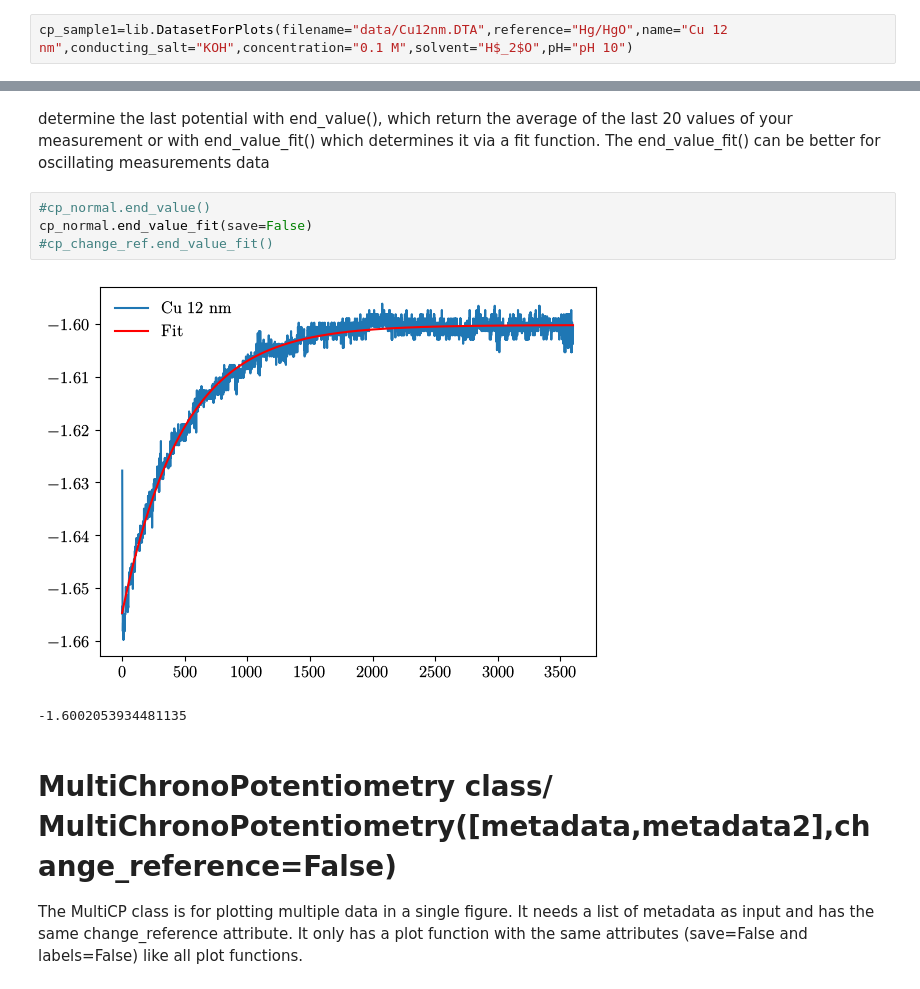
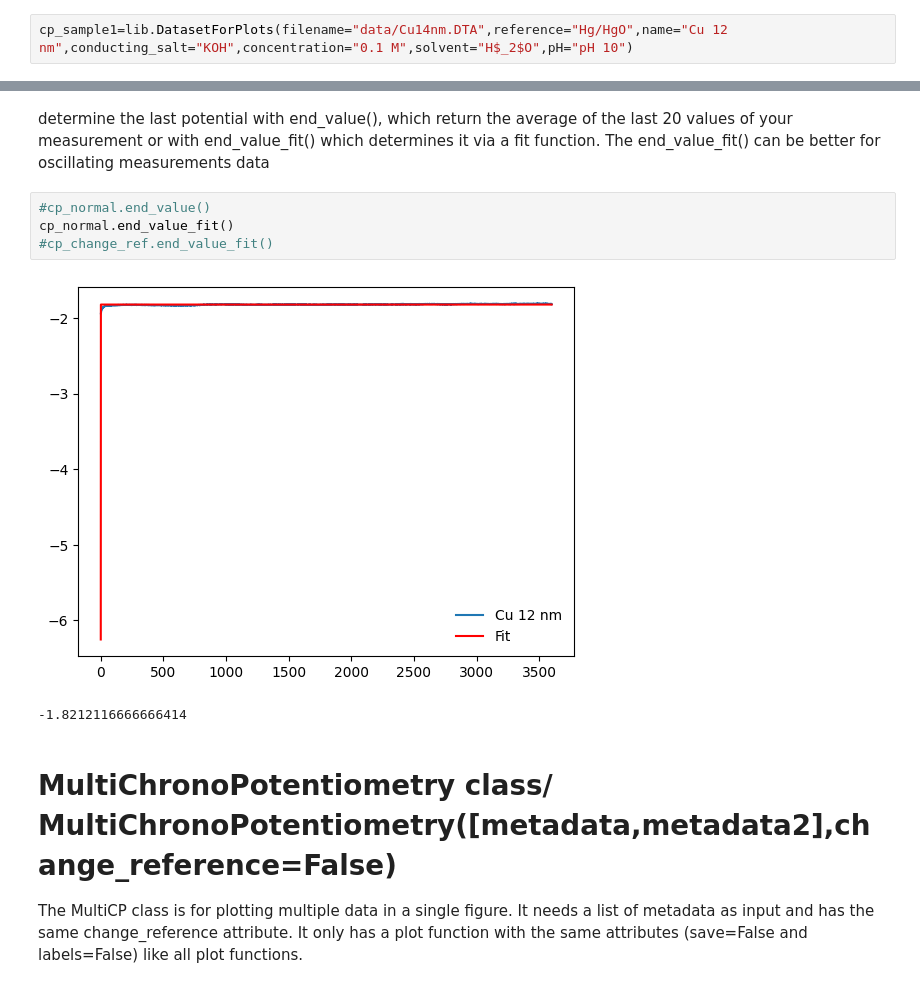
Before and after one commit to FAIRChemistry/datamodel-electrochemistry, a Jupyter notebook: Notebook_with_markdown.ipynb, the cells around one changed output, grey strips where cells are left out. Drawn from its saved outputs; the diff is of its cells as text.

```diff
--- a/Notebook_with_markdown.ipynb
+++ b/Notebook_with_markdown.ipynb
@@ -130,7 +200,7 @@ Fc/Fc+                         0.4
 # Input of your metadata
 The following is an example how you store your information for a measurement. It is necessary for the plot and calculation functions. GSTATIC(Potentiostat).DTA is the filename which are in the subfolder data. If your file is somewhere else you need to give the full path as input. Windows makes a lot of problems in terms of working with paths. I highly recommend you to store your data in the data subfolder. Linux and MacOs should't make any problems.
 # %%
-cp_sample1=lib.DatasetForPlots(filename="data/Cu12nm.DTA",reference="Hg/HgO",name="Cu 12 nm",conducting_salt="KOH",concentration="0.1 M",solvent="H$_2$O",pH="pH 10")
+cp_sample1=lib.DatasetForPlots(filename="data/Cu14nm.DTA",reference="Hg/HgO",name="Cu 12 nm",conducting_salt="KOH",concentration="0.1 M",solvent="H$_2$O",pH="pH 10")
 # %% [markdown]
 print your stored data with:
 # %%
@@ -177,11 +247,11 @@ determine the last potential with end_value(), which return the average of the l
 The end_value_fit() can be better for oscillating measurements data
 # %%
 #cp_normal.end_value()
-cp_normal.end_value_fit(save=False)
+cp_normal.end_value_fit()
 #cp_change_ref.end_value_fit()
 # %% [output]
-[figure, old version]
+[figure, new version]
--1.6002053934481135
+-1.8212116666666414
 # %% [markdown]
 # MultiChronoPotentiometry class/ MultiChronoPotentiometry([metadata,metadata2],change_reference=False)
 The MultiCP class is for plotting multiple data in a single figure. It needs a list of metadata as input and has the same change_reference attribute. It only has a plot function with the same attributes (save=False and labels=False) like all plot functions.
```
Also changed, not shown: parts of 8 cells of this notebook, 2 other files.
